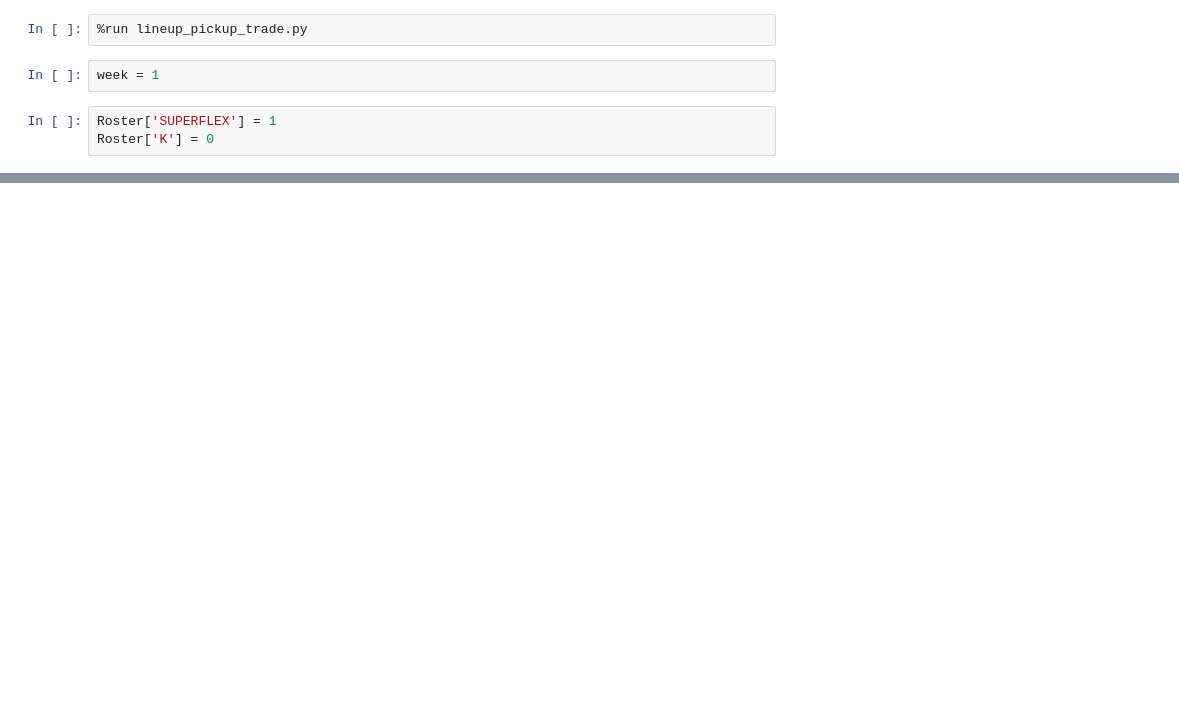
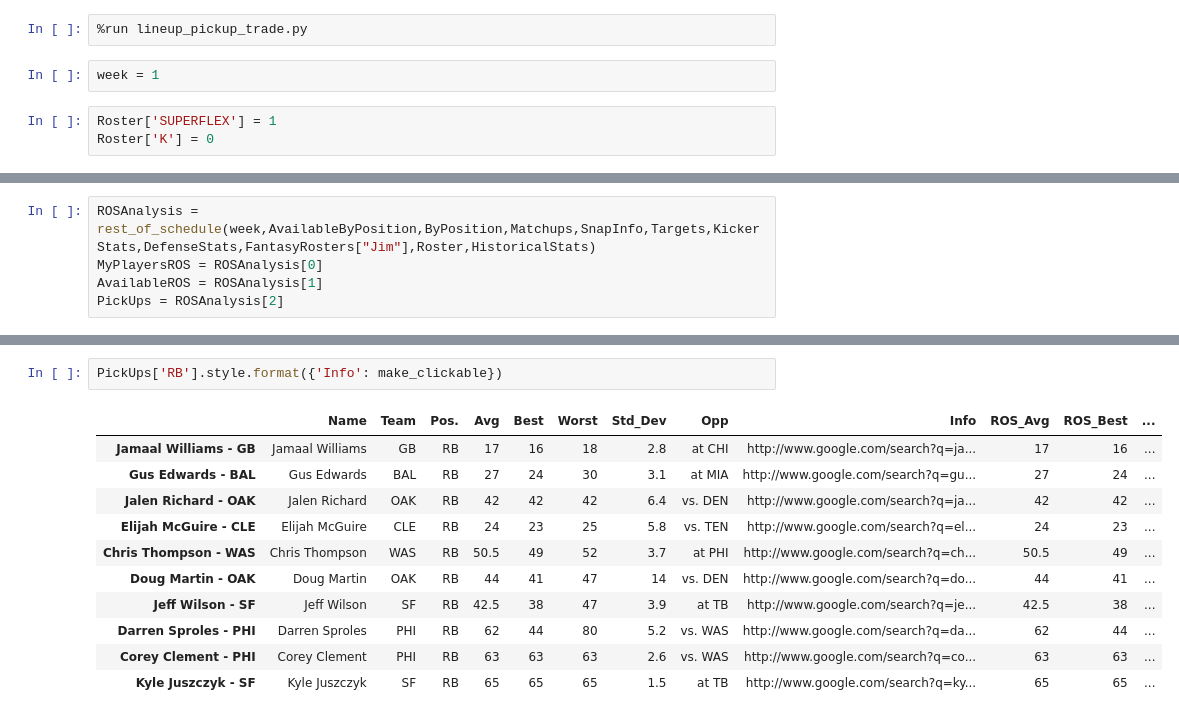
Before and after one commit to jdbrunner/fantasy_ffball_guide, a Jupyter notebook: TeamManager.ipynb, the cells around one changed output, grey strips where cells are left out. Saved outputs shown, nothing was run; the diff lists cells and outputs as text; blank space fills up the shorter version.

```diff
--- a/TeamManager.ipynb
+++ b/TeamManager.ipynb
@@ -79,0 +63,5 @@ SuggestedStreamers['RB'].style.format({'Info': make_clickable})
+# %%
+ROSAnalysis = rest_of_schedule(week,AvailableByPosition,ByPosition,Matchups,SnapInfo,Targets,KickerStats,DefenseStats,FantasyRosters["Jim"],Roster,HistoricalStats)
+MyPlayersROS = ROSAnalysis[0]
+AvailableROS = ROSAnalysis[1]
+PickUps = ROSAnalysis[2]
@@ -79,0 +96,14 @@ SuggestedStreamers['RB'].style.format({'Info': make_clickable})
+# %%
+PickUps['RB'].style.format({'Info': make_clickable})
+# %% [output]
+|  | Name | Team | Pos. | Avg | Best | Worst | Std_Dev | Opp | Info | ROS_Avg | ROS_Best | ... |
+| Jamaal Williams - GB | Jamaal Williams | GB | RB | 17 | 16 | 18 | 2.8 | at CHI | http://www.google.com/search?q=ja... | 17 | 16 | ... |
+| Gus Edwards - BAL | Gus Edwards | BAL | RB | 27 | 24 | 30 | 3.1 | at MIA | http://www.google.com/search?q=gu... | 27 | 24 | ... |
+| Jalen Richard - OAK | Jalen Richard | OAK | RB | 42 | 42 | 42 | 6.4 | vs. DEN | http://www.google.com/search?q=ja... | 42 | 42 | ... |
+| Elijah McGuire - CLE | Elijah McGuire | CLE | RB | 24 | 23 | 25 | 5.8 | vs. TEN | http://www.google.com/search?q=el... | 24 | 23 | ... |
+| Chris Thompson - WAS | Chris Thompson | WAS | RB | 50.5 | 49 | 52 | 3.7 | at PHI | http://www.google.com/search?q=ch... | 50.5 | 49 | ... |
+| Doug Martin - OAK | Doug Martin | OAK | RB | 44 | 41 | 47 | 14 | vs. DEN | http://www.google.com/search?q=do... | 44 | 41 | ... |
+| Jeff Wilson - SF | Jeff Wilson | SF | RB | 42.5 | 38 | 47 | 3.9 | at TB | http://www.google.com/search?q=je... | 42.5 | 38 | ... |
+| Darren Sproles - PHI | Darren Sproles | PHI | RB | 62 | 44 | 80 | 5.2 | vs. WAS | http://www.google.com/search?q=da... | 62 | 44 | ... |
+| Corey Clement - PHI | Corey Clement | PHI | RB | 63 | 63 | 63 | 2.6 | vs. WAS | http://www.google.com/search?q=co... | 63 | 63 | ... |
+| Kyle Juszczyk - SF | Kyle Juszczyk | SF | RB | 65 | 65 | 65 | 1.5 | at TB | http://www.google.com/search?q=ky... | 65 | 65 | ... |
```
Also changed, not shown: parts of 9 cells of this notebook, 1 other file.
